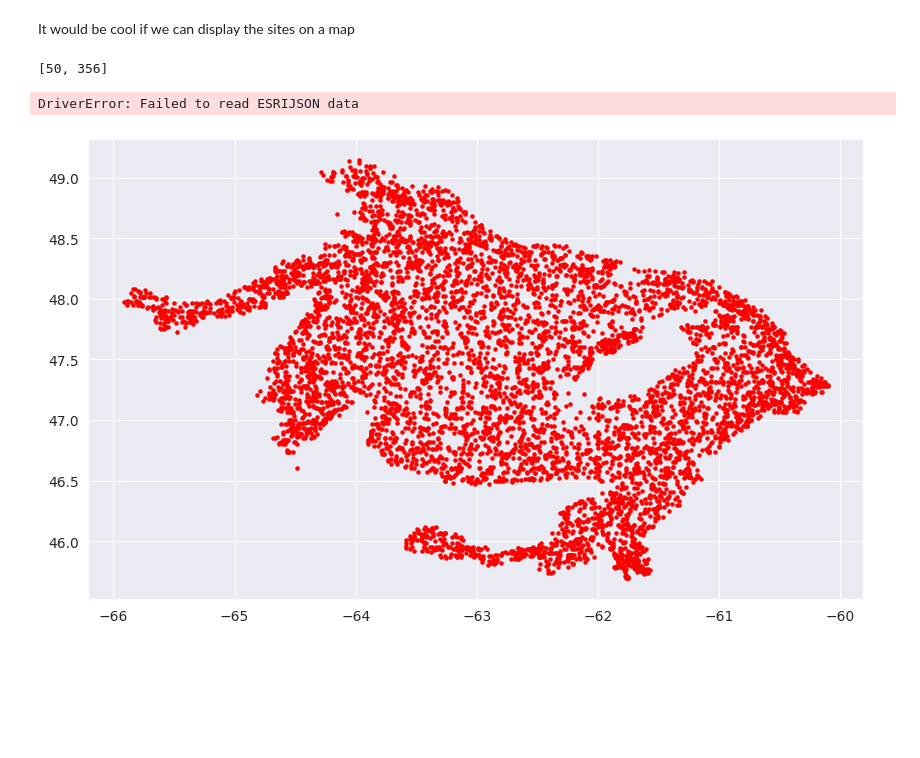
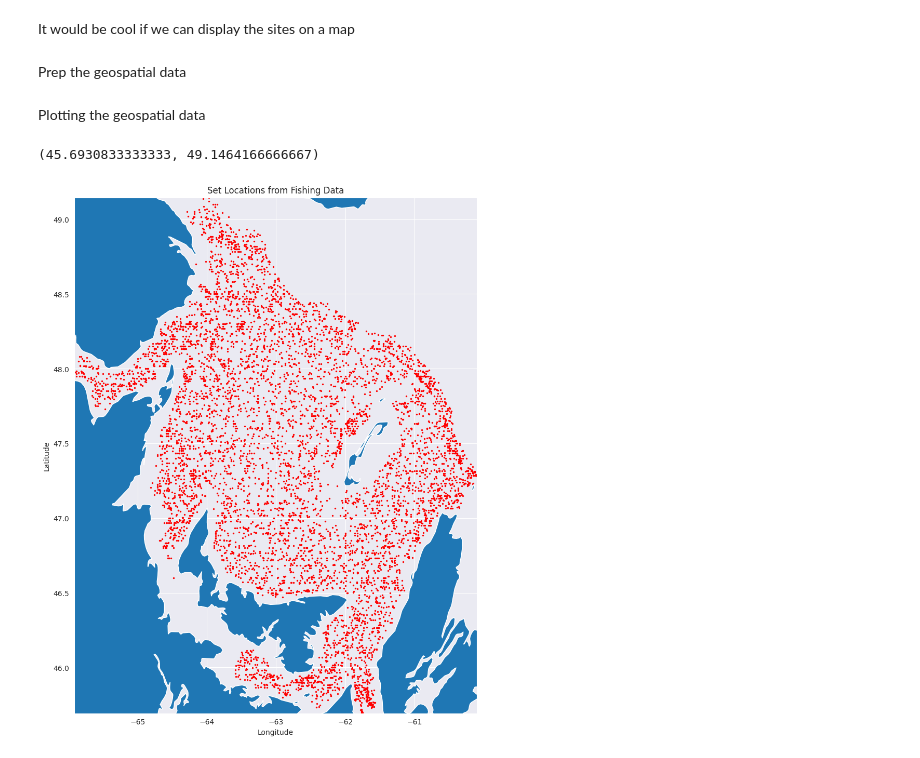
Before and after one commit to davjfish/WatspeedStatsGroupProject, a Jupyter notebook: analysis/Initial_Exploration_of_Data.ipynb, the cells around one changed output. Cells and saved outputs as stored; diff of their text form; code cells hidden in the pictures; blank space fills up the shorter version.

```diff
--- a/analysis/Initial_Exploration_of_Data.ipynb
+++ b/analysis/Initial_Exploration_of_Data.ipynb
@@ -381,27 +361,35 @@ It would be cool if we can display the sites on a map
-# %%
-marker.location
-# %% [output]
-[50, 356]
+# %% [markdown]
+Prep the geospatial data
+# %%
+import pandas as pd
+from shapely.geometry import Point
+import geopandas as gpd
+from geopandas import GeoDataFrame
+
+geometry = [Point(xy) for xy in zip(set_df['longitude'], set_df['latitude'])]
+gdf = GeoDataFrame(set_df, geometry=geometry)
+gdf = gdf.set_crs(epsg=4326)
+
+# this geojson is from here: https://open.canada.ca/data/en/dataset/85efc01b-163f-ebba-2378-c43eadfb3b3f
+canada = gpd.read_file("../data/Canada_Provinical_boundaries_April2022_3931220444258526365.geojson")
+# it is in a weird projection
+canada = canada.to_crs(epsg=4326)
+# %% [markdown]
+Plotting the geospatial data
 # %%
-import pandas as pd
-from shapely.geometry import Point
-import geopandas as gpd
-from geopandas import GeoDataFrame
+# create the figure and plot
+fig, ax = plt.subplots(figsize=(10,15))
 
-geometry = [Point(xy) for xy in zip(set_df['longitude'], set_df['latitude'])]
-gdf = GeoDataFrame(set_df, geometry=geometry)
-fig, ax = plt.subplots(figsize=(10,10))
-gdf.plot(ax=ax, color='red', markersize=5);
+# start by plotting the two geospatial dfs
+gdf.plot(ax=ax, color='red', markersize=2)
+canada.plot(ax=ax)
 
-canada = gpd.read_file("https://services.arcgis.com/mMUesHYPkXjaFGfS/ArcGIS/rest/services/Canada_Provinical_boundaries_April2022/FeatureServer/0?f=pjson")
-
-
-#
-# fig.suptitle('Random locations', fontsize=12)
-# ax.set_xlabel('Longitude', fontsize=10)
-# ax.set_ylabel('Latitude', fontsize='medium')
-# ax.set_xlim((np.min(set_df["longitude"]),np.max(set_df["longitude"])))
-# ax.set_ylim((np.min(set_df["latitude"]),np.max(set_df["latitude"])))
+# set graph props
+ax.set_title('Set Locations from Fishing Data', fontsize=12)
+ax.set_xlabel('Longitude', fontsize=10)
+ax.set_ylabel('Latitude', fontsize='medium')
+ax.set_xlim((np.min(set_df["longitude"]),np.max(set_df["longitude"])))
+ax.set_ylim((np.min(set_df["latitude"]),np.max(set_df["latitude"])))
 # %% [output]
-DriverError: Failed to read ESRIJSON data
+(45.6930833333333, 49.1464166666667)
-[figure, old version]
+[figure, new version]
```
Also changed, not shown: parts of 1 cell of this notebook, 1 other file.
